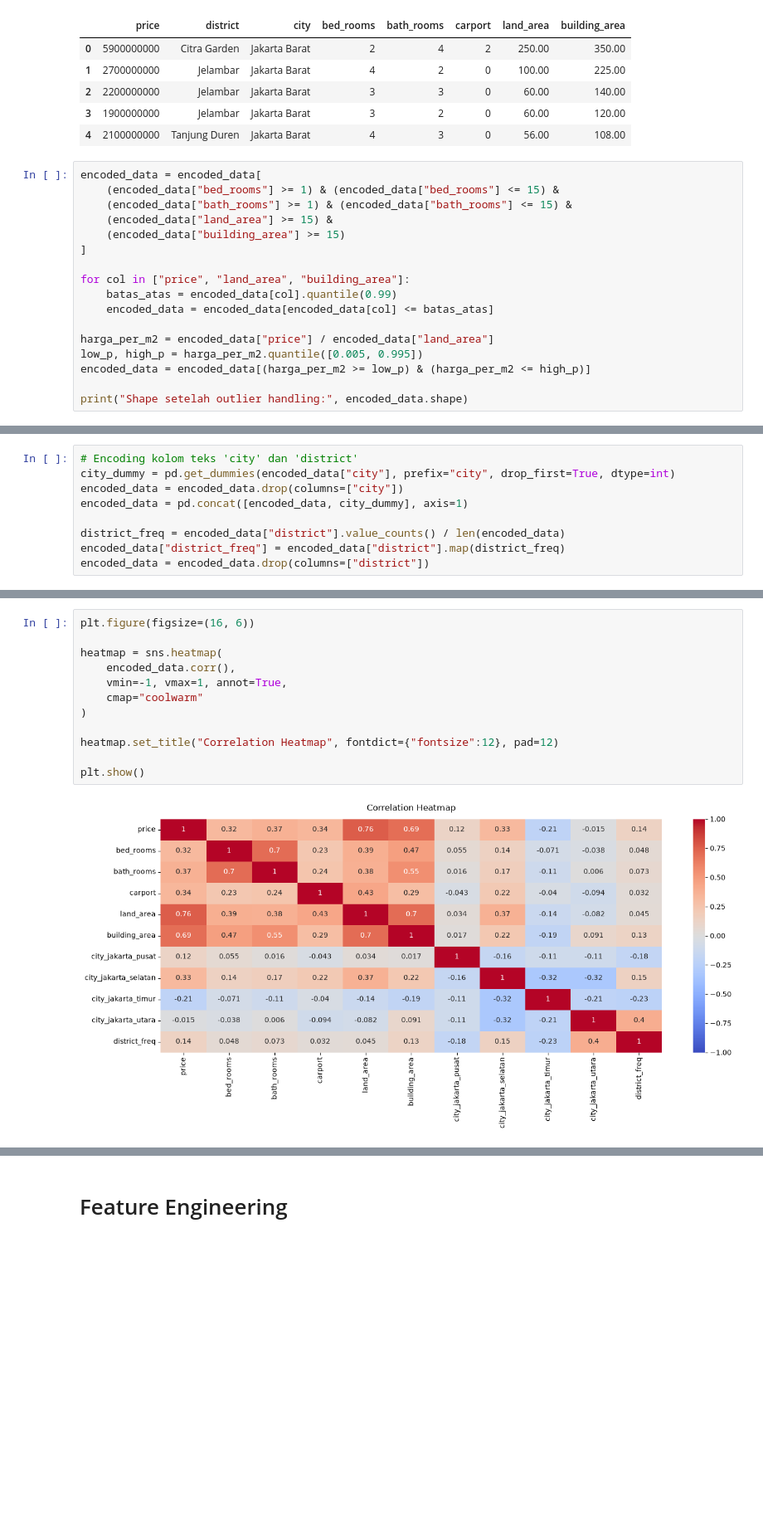
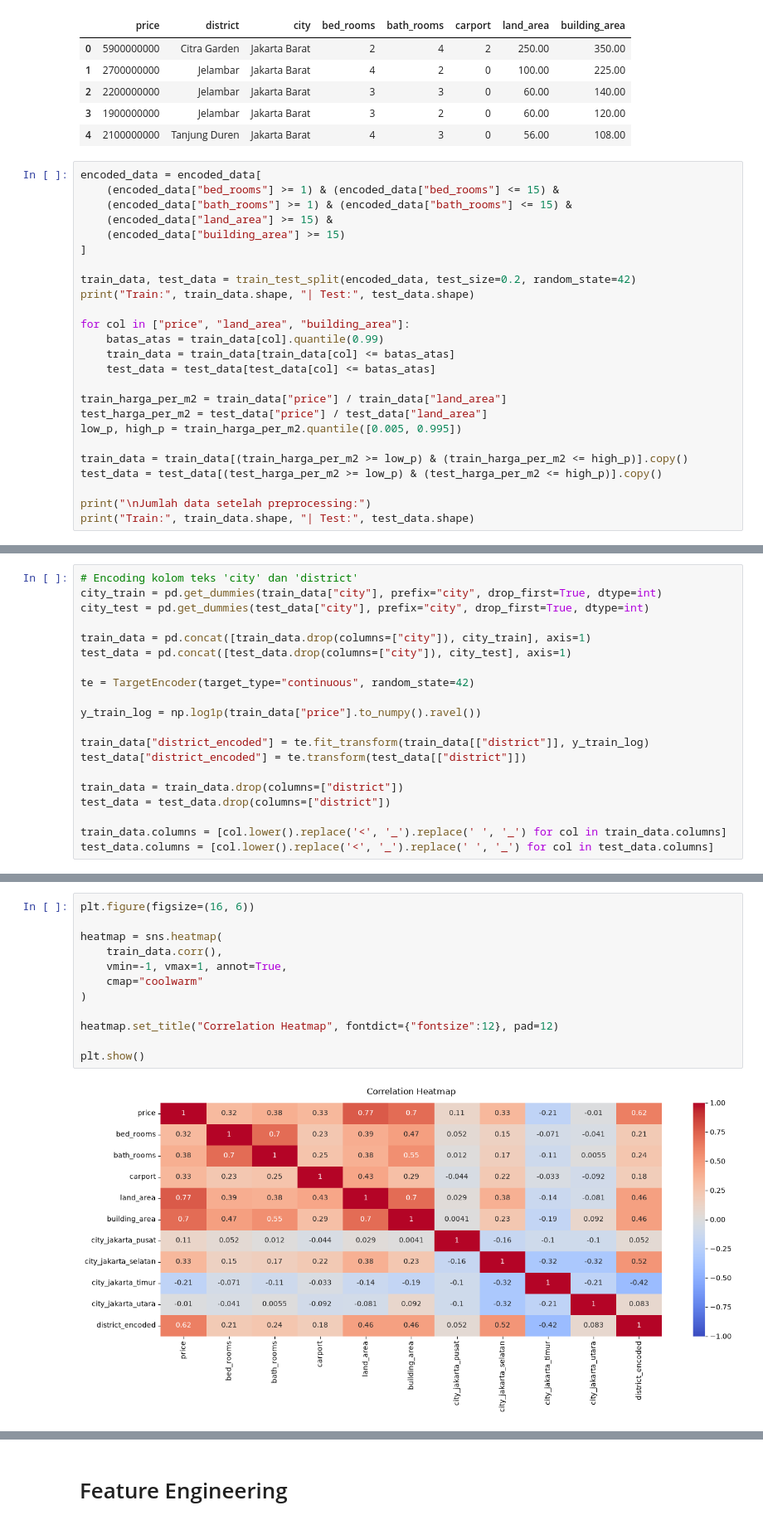
Before and after one commit to JuanRaphael/AgenPropertiLodan, a Jupyter notebook: notebooks/data_engineering.ipynb, the cells around one changed output, grey strips where cells are left out. Shown at 83% size. Saved outputs shown, nothing was run; the diff lists cells and outputs as text; blank space fills up the shorter version.

Commit message:
Mengatasi Data Leakage

```diff
--- a/notebooks/data_engineering.ipynb
+++ b/notebooks/data_engineering.ipynb
@@ -411,13 +412,21 @@ encoded_data = encoded_data[
     (encoded_data["building_area"] >= 15)
 ]
 
+train_data, test_data = train_test_split(encoded_data, test_size=0.2, random_state=42)
+print("Train:", train_data.shape, "| Test:", test_data.shape)
+
 for col in ["price", "land_area", "building_area"]:
-    batas_atas = encoded_data[col].quantile(0.99)
-    encoded_data = encoded_data[encoded_data[col] <= batas_atas]
+    batas_atas = train_data[col].quantile(0.99)
+    train_data = train_data[train_data[col] <= batas_atas]
+    test_data = test_data[test_data[col] <= batas_atas]
 
-harga_per_m2 = encoded_data["price"] / encoded_data["land_area"]
-low_p, high_p = harga_per_m2.quantile([0.005, 0.995])
-encoded_data = encoded_data[(harga_per_m2 >= low_p) & (harga_per_m2 <= high_p)]
+train_harga_per_m2 = train_data["price"] / train_data["land_area"]
+test_harga_per_m2 = test_data["price"] / test_data["land_area"]
+low_p, high_p = train_harga_per_m2.quantile([0.005, 0.995])
 
-print("Shape setelah outlier handling:", encoded_data.shape)
+train_data = train_data[(train_harga_per_m2 >= low_p) & (train_harga_per_m2 <= high_p)].copy()
+test_data = test_data[(test_harga_per_m2 >= low_p) & (test_harga_per_m2 <= high_p)].copy()
+
+print("\nJumlah data setelah preprocessing:")
+print("Train:", train_data.shape, "| Test:", test_data.shape)
 # %% [output]
@@ -425,9 +437,20 @@ Shape setelah outlier handling: (8730, 8)
 # %%
 # Encoding kolom teks 'city' dan 'district'
-city_dummy = pd.get_dummies(encoded_data["city"], prefix="city", drop_first=True, dtype=int)
-encoded_data = encoded_data.drop(columns=["city"])
-encoded_data = pd.concat([encoded_data, city_dummy], axis=1)
+city_train = pd.get_dummies(train_data["city"], prefix="city", drop_first=True, dtype=int)
+city_test = pd.get_dummies(test_data["city"], prefix="city", drop_first=True, dtype=int)
 
-district_freq = encoded_data["district"].value_counts() / len(encoded_data)
-encoded_data["district_freq"] = encoded_data["district"].map(district_freq)
-encoded_data = encoded_data.drop(columns=["district"])
+train_data = pd.concat([train_data.drop(columns=["city"]), city_train], axis=1)
+test_data = pd.concat([test_data.drop(columns=["city"]), city_test], axis=1)
+
+te = TargetEncoder(target_type="continuous", random_state=42)
+
+y_train_log = np.log1p(train_data["price"].to_numpy().ravel())
+
+train_data["district_encoded"] = te.fit_transform(train_data[["district"]], y_train_log)
+test_data["district_encoded"] = te.transform(test_data[["district"]])
+
+train_data = train_data.drop(columns=["district"])
+test_data = test_data.drop(columns=["district"])
+
+train_data.columns = [col.lower().replace('<', '_').replace(' ', '_') for col in train_data.columns]
+test_data.columns = [col.lower().replace('<', '_').replace(' ', '_') for col in test_data.columns]
@@ -454,17 +478,17 @@ display(encoded_data)
 # %%
 plt.figure(figsize=(16, 6))
 
 heatmap = sns.heatmap(
-    encoded_data.corr(),
+    train_data.corr(),
     vmin=-1, vmax=1, annot=True,
     cmap="coolwarm"
 )
 
 heatmap.set_title("Correlation Heatmap", fontdict={"fontsize":12}, pad=12)
 
 plt.show()
 # %% [output]
-[figure, old version]
+[figure, new version]
 # %%
 final_data = encoded_data.copy()
 final_data.head()
```
Also changed, not shown: parts of 15 cells of this notebook.
